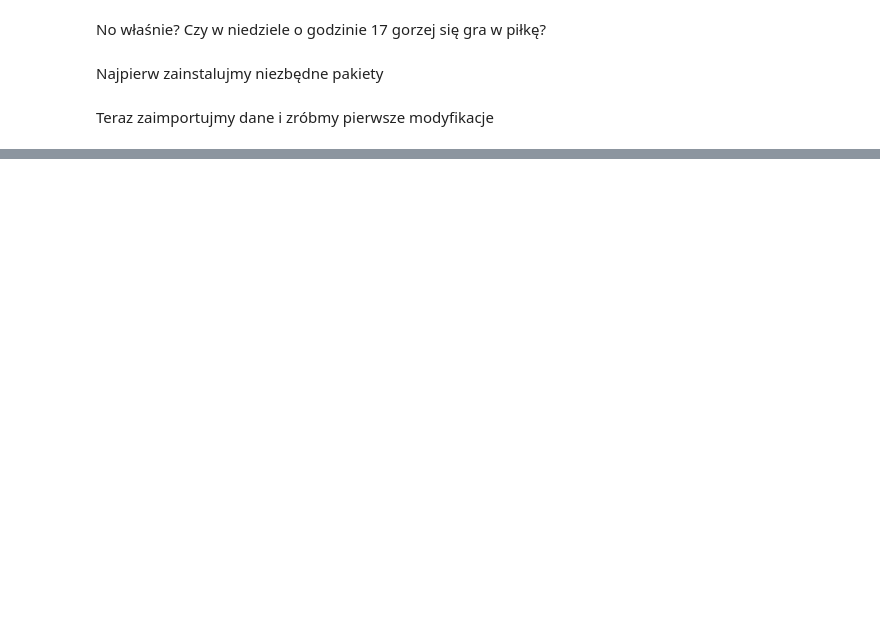
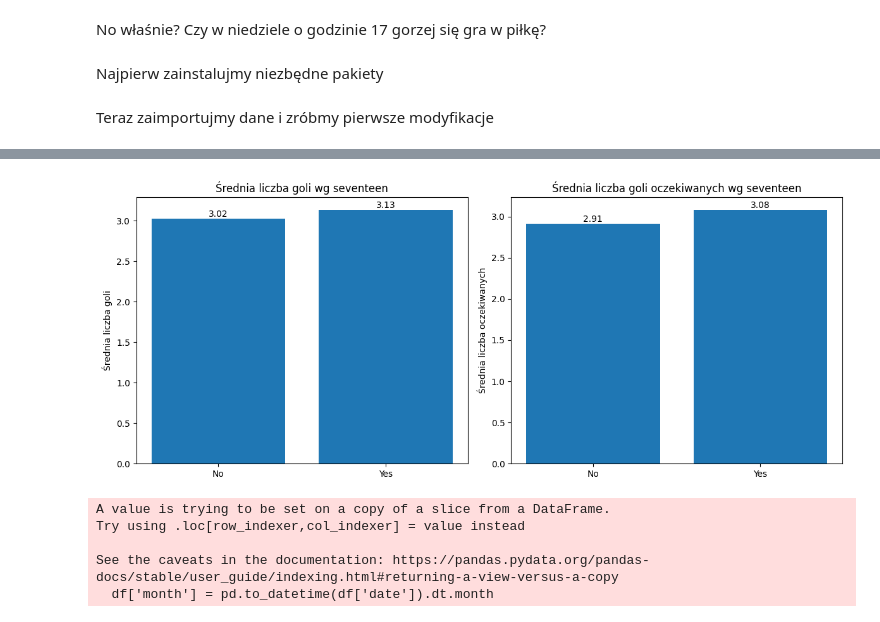
Before and after one commit to MateuszSkowronski/analiza_danych_projekt, a Jupyter notebook: main.ipynb, the cells around one changed output, grey strips where cells are left out. Drawn from its saved outputs; the diff is of its cells as text; code cells hidden in the pictures; blank space fills up the shorter version.

```diff
--- a/main.ipynb
+++ b/main.ipynb
@@ -51,0 +170,40 @@ df['seventeen']=df['pure_hour'].apply(lambda x: 'Yes' if x>=16 and x<=18 else 'N
+# %%
+# Średnie
+goals_mean = df.groupby('seventeen')['total_goals'].mean()
+xg_mean = df.groupby('seventeen')['total_xg'].mean()
+
+# Rysowanie obok siebie
+fig, axs = plt.subplots(1, 2, figsize=(12, 5))
+
+# Wykres 1 – total_goals
+bars1 = axs[0].bar(goals_mean.index, goals_mean.values)
+axs[0].set_title('Średnia liczba goli wg seventeen')
+axs[0].set_ylabel('Średnia liczba goli')
+
+for bar in bars1:
+    height = bar.get_height()
+    axs[0].text(bar.get_x() + bar.get_width() / 2, height,
+                f'{height:.2f}', ha='center', va='bottom')
+
+# Wykres 2 – total_xg
+bars2 = axs[1].bar(xg_mean.index, xg_mean.values)
+axs[1].set_title('Średnia liczba goli oczekiwanych wg seventeen')
+axs[1].set_ylabel('Średnia liczba oczekiwanych')
+
+for bar in bars2:
+    height = bar.get_height()
+    axs[1].text(bar.get_x() + bar.get_width() / 2, height,
+                f'{height:.2f}', ha='center', va='bottom')
+
+plt.tight_layout()
+plt.show()
+# %% [output]
+[figure, added]
+# %%
+df['month'] = pd.to_datetime(df['date']).dt.month
+# %% [output]
+A value is trying to be set on a copy of a slice from a DataFrame.
+Try using .loc[row_indexer,col_indexer] = value instead
+
+See the caveats in the documentation: https://pandas.pydata.org/pandas-docs/stable/user_guide/indexing.html#returning-a-view-versus-a-copy
+  df['month'] = pd.to_datetime(df['date']).dt.month
```
Also changed, not shown: parts of 22 cells of this notebook.
